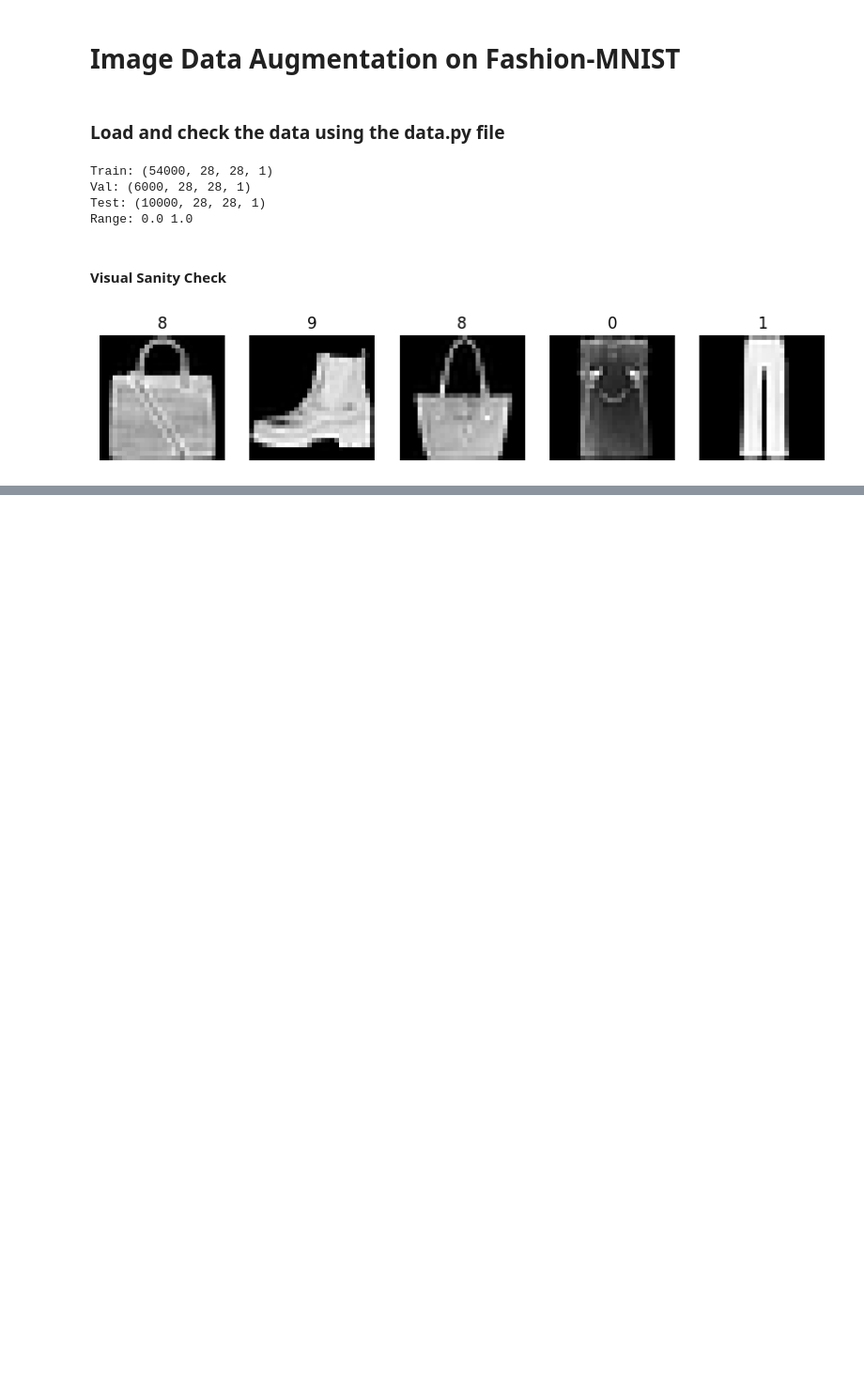
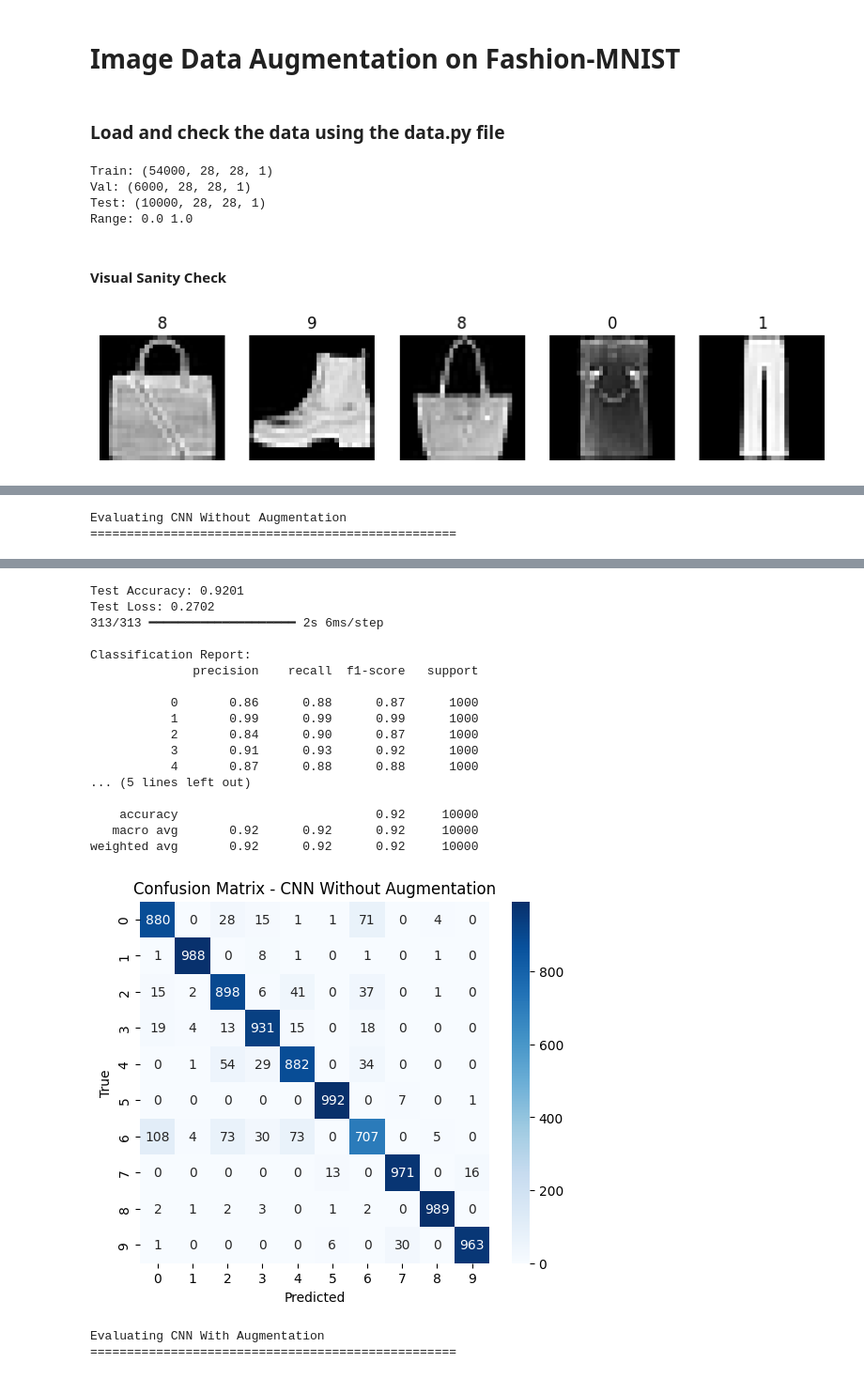
Before and after one commit to eyadhrif/TensorFlow_Project, a Jupyter notebook: notebooks/main.ipynb, the cells around one changed output, grey strips where cells are left out. Shown at 94% size. Cells and saved outputs as stored; diff of their text form; code cells hidden in the pictures; blank space fills up the shorter version.

Commit message:
train_evaluation

```diff
--- a/notebooks/main.ipynb
+++ b/notebooks/main.ipynb
@@ -60,0 +73,17 @@ plt.show()
+# %%
+import sys
+# Add src folder to Python path (relative to notebook)
+sys.path.append("../src")
+
+# Now import your function
+from train_eval import evaluate_model
+
+
+# Evaluate without augmentation
+acc_no_aug = evaluate_model("../models/best_model.h5", x_test, y_test, "CNN Without Augmentation")
+
+# Evaluate with augmentation
+acc_aug = evaluate_model("../models/best_model_augmented.h5", x_test, y_test, "CNN With Augmentation")
+# %% [output]
+Evaluating CNN Without Augmentation
+==================================================
@@ -60,0 +91,20 @@ plt.show()
+Test Accuracy: 0.9201
+Test Loss: 0.2702
+313/313 ━━━━━━━━━━━━━━━━━━━━ 2s 6ms/step
+
+Classification Report:
+              precision    recall  f1-score   support
+
+           0       0.86      0.88      0.87      1000
+           1       0.99      0.99      0.99      1000
+           2       0.84      0.90      0.87      1000
+           3       0.91      0.93      0.92      1000
+           4       0.87      0.88      0.88      1000
+... (5 lines left out)
+
+    accuracy                           0.92     10000
+   macro avg       0.92      0.92      0.92     10000
+weighted avg       0.92      0.92      0.92     10000
+[figure, added]
+Evaluating CNN With Augmentation
+==================================================
```
Also changed, not shown: parts of 5 cells of this notebook, 1 other file.
